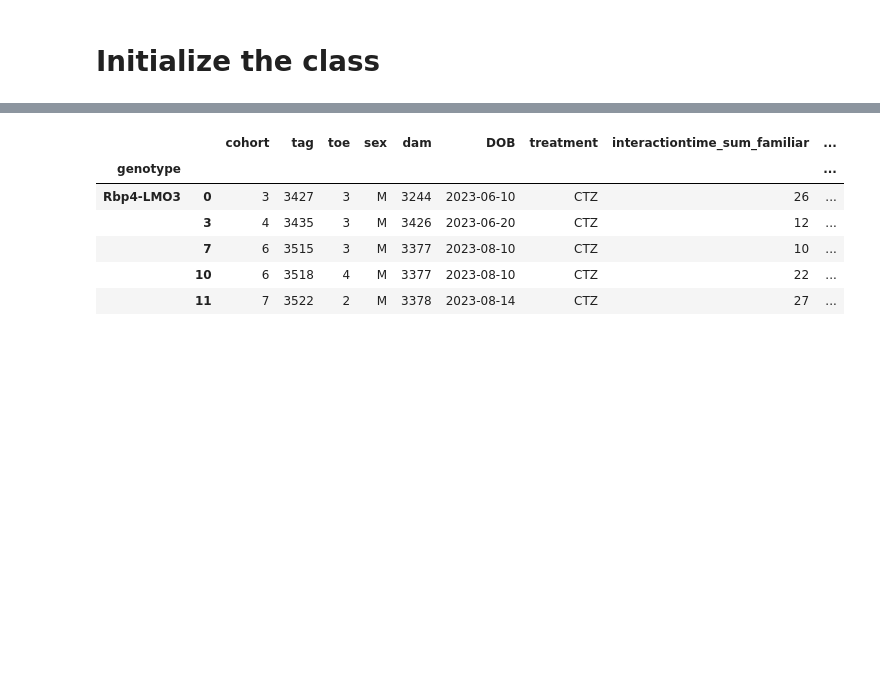
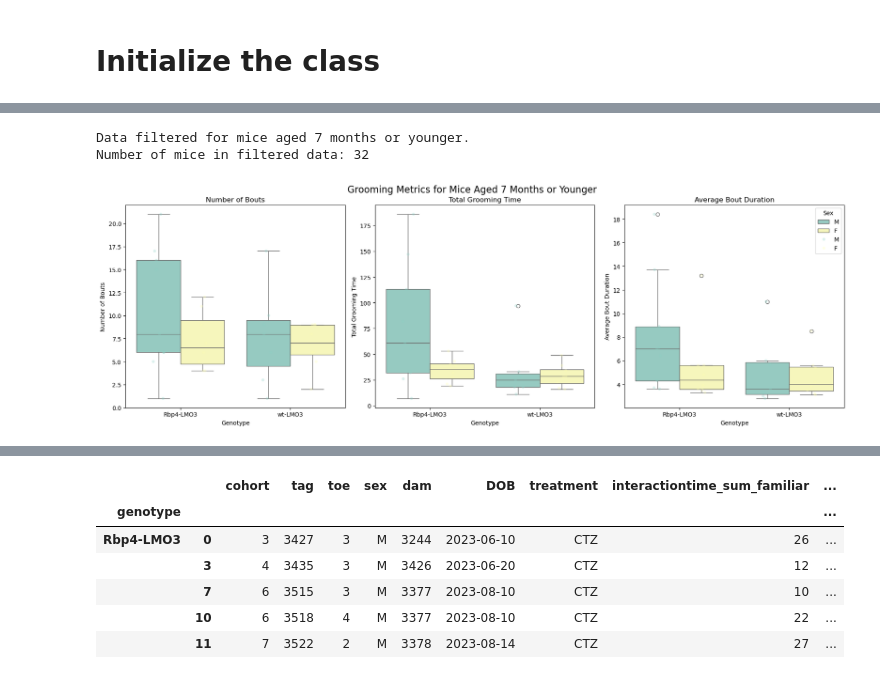
Before and after one commit to ecresp1el/ezpzmouseanalytics, a Jupyter notebook: notebooks/ezpz_analysis.ipynb, the cells around one changed output, grey strips where cells are left out. Saved outputs shown, nothing was run; the diff lists cells and outputs as text; code cells hidden in the pictures; blank space fills up the shorter version.

Commit message:
rbp4 beahvioral data updates for grooming and plots

```diff
--- a/notebooks/ezpz_analysis.ipynb
+++ b/notebooks/ezpz_analysis.ipynb
@@ -33,7 +42,8 @@ Python 3.8.19
 # %% [markdown]
 # Import the data
 # %%
-file_path = '/Users/ecrespo/Documents/github_project_folder/ezpzmouseanalytics/data/raw/Rbp4_social.csv'
+file_path_social = '/Users/ecrespo/Documents/github_project_folder/ezpzmouseanalytics/data/raw/Rbp4_social.csv'
+file_path_grooming = '/Users/ecrespo/Documents/github_project_folder/ezpzmouseanalytics/data/raw/Rbp4_grooming.csv'
 # %% [markdown]
 # Initialize the class
 # %%
@@ -819,4 +1306,3 @@ class EzPzMouseAnalytics:
 # %%
-# Initialize and process data
-mouse_analysis = EzPzMouseAnalytics(file_path)
+mouse_analysis_grooming = EzPzMouseAnalytics4Grooming(file_path_grooming)
 # %% [output]
@@ -825,0 +1326,6 @@ Columns after renaming: ['cohort', 'tag', 'toe', 'sex', 'dam', 'DOB', 'genotype'
+# %%
+mouse_analysis_grooming.plot_metrics_comparison_boxplot(min_age=7)
+# %% [output]
+Data filtered for mice aged 7 months or younger.
+Number of mice in filtered data: 32
+[figure, added]
```
Also changed, not shown: parts of 9 cells of this notebook, 1 other file.
